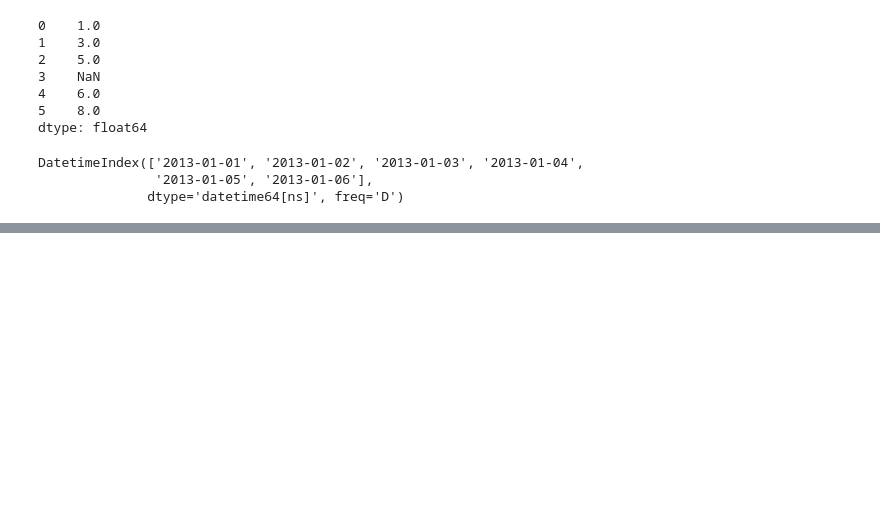
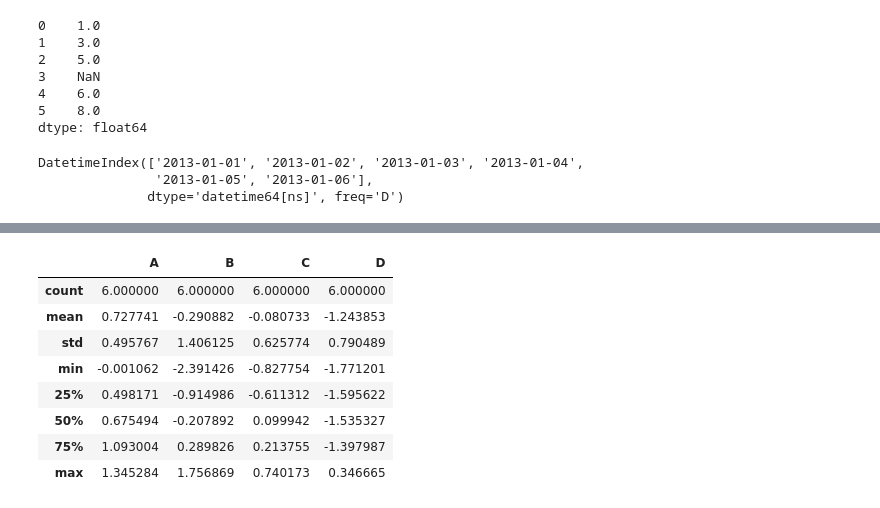
Before and after one commit to objectin/pandas_exercises, a Jupyter notebook: 10_minute_pandas.ipynb, the cells around one changed output, grey strips where cells are left out. Saved outputs shown, nothing was run; the diff lists cells and outputs as text; code cells hidden in the pictures; blank space fills up the shorter version.

```diff
--- a/10_minute_pandas.ipynb
+++ b/10_minute_pandas.ipynb
@@ -33,0 +133,12 @@ df
+# %%
+df.describe()
+# %% [output]
+|  | A | B | C | D |
+| count | 6.000000 | 6.000000 | 6.000000 | 6.000000 |
+| mean | 0.727741 | -0.290882 | -0.080733 | -1.243853 |
+| std | 0.495767 | 1.406125 | 0.625774 | 0.790489 |
+| min | -0.001062 | -2.391426 | -0.827754 | -1.771201 |
+| 25% | 0.498171 | -0.914986 | -0.611312 | -1.595622 |
+| 50% | 0.675494 | -0.207892 | 0.099942 | -1.535327 |
+| 75% | 1.093004 | 0.289826 | 0.213755 | -1.397987 |
+| max | 1.345284 | 1.756869 | 0.740173 | 0.346665 |
```
Also changed, not shown: parts of 23 cells of this notebook.
